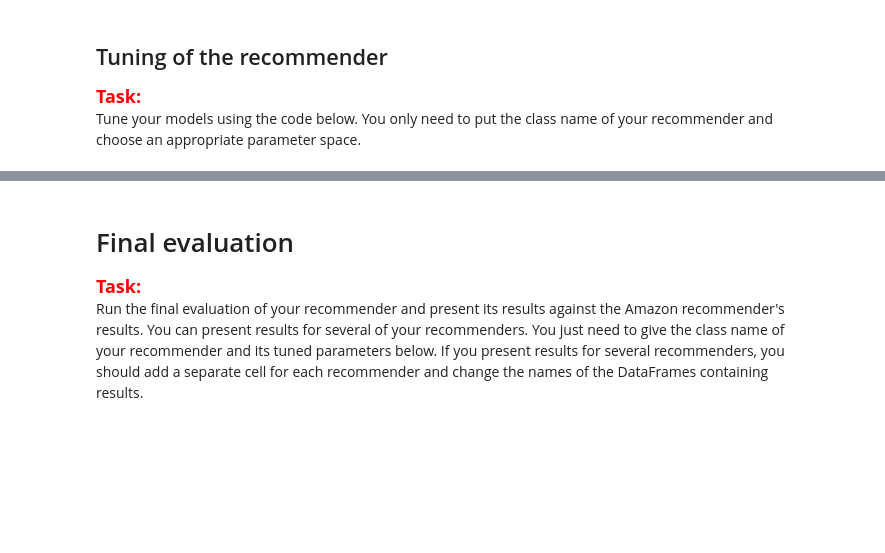
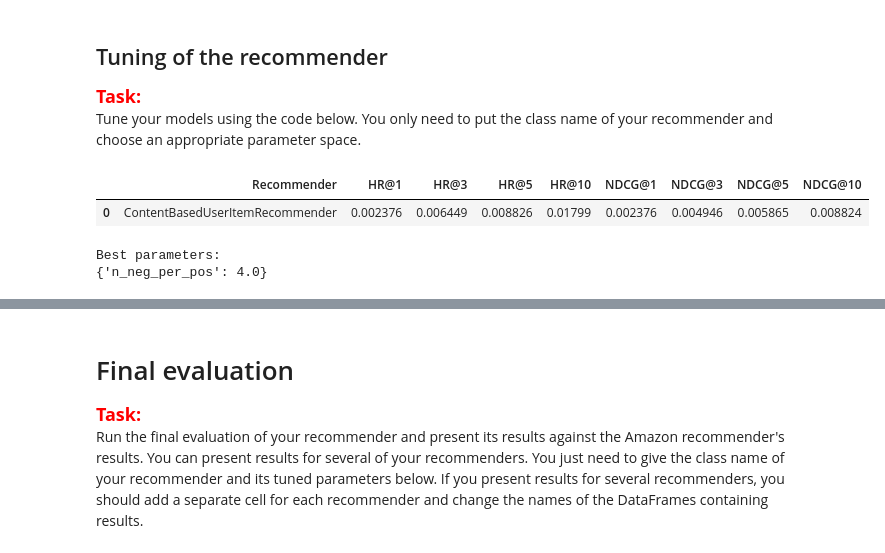
Before and after one commit to KrystynM/recommender, a Jupyter notebook: project_1_recommender_and_evaluation.ipynb, the cells around one changed output, grey strips where cells are left out. Cells and saved outputs as stored; diff of their text form; code cells hidden in the pictures; blank space fills up the shorter version.

Commit message:
recommender and evaluation

```diff
--- a/project_1_recommender_and_evaluation.ipynb
+++ b/project_1_recommender_and_evaluation.ipynb
@@ -134,6 +226,7 @@ from sklearn.linear_model import LinearRegression
 from sklearn.svm import SVR
 from sklearn.ensemble import RandomForestRegressor
 from sklearn.ensemble import GradientBoostingRegressor
+import random
 
 from recommenders.recommender import Recommender
 
@@ -195,6 +288,18 @@ class ContentBasedUserItemRecommender(Recommender):
         # (self.n_neg_per_pos per one positive).
         # Make sure the code is efficient and runs fast, otherwise you will not be able to properly tune your model.
 
+        all_user = users_df['user_id'].max()
+        all_item = items_df['item_id'].max()
+        all_interactions = interactions_df[['user_id', 'item_id']].drop_duplicates().to_numpy()
+
+        for i in range(int(self.n_neg_per_pos * len(interactions_df))):
+            random_user = random.randint(1, all_user)
+            random_item = random.randint(1, all_item)
+            if ([random_user, random_item] == all_interactions).all(axis = 1).any():
+                i = i-1
+                break
+            negative_interactions.append((random_user, random_item, 0))
+
         interactions_df = pd.concat(
             [interactions_df, pd.DataFrame(negative_interactions, columns=['user_id', 'item_id', 'interacted'])])
 
@@ -235,6 +340,9 @@ class ContentBasedUserItemRecommender(Recommender):
         # values from self.users_df (this way you would trear a new user as an average user).
         # For items you have to apply the prepare_items_df method to items_df.
 
+        users_df = pd.merge(self.users_df, users_df, on = ['user_id'])
+        items_df, items_features = prepare_items_df(items_df)
+
         # Score the items
 
         recommendations = pd.DataFrame(columns=['user_id', 'item_id', 'score'])
@@ -245,16 +353,22 @@ class ContentBasedUserItemRecommender(Recommender):
             # Write your code here #
             # Create a Carthesian product of users from users_df and items from items_df
 
+            carthesian_list = pd.merge(user.to_frame().T, items_df, how='cross')
+            carthesian_product = carthesian_list.drop(['user_id', 'item_id'], axis = 1)
+
             ########################
             # Write your code here #
             # Use self.model.predict method to calculate scores for all records in the just created DataFrame
             # of users and items
 
+            scores = self.model.predict(carthesian_product)
+
             ########################
             # Write your code here #
             # Obtain item ids with the highest score and save those ids under the chosen_ids variable
             # Do not exclude already booked items.
-            chosen_ids = None
+
+            chosen_ids = np.argsort(-scores)[:n_recommendations]
 
             recommendations = []
             for item_id in chosen_ids:
@@ -451,13 +583,18 @@ Tune your models using the code below. You only need to put the class name of yo
 # %%
 param_space = {
     'n_neg_per_pos': hp.quniform('n_neg_per_pos', 1, 10, 1)
 }
 
-best_param_set = tune_recommender(LinearRegressionCBUIRecommender, interactions_df, items_df,
+best_param_set = tune_recommender(ContentBasedUserItemRecommender, interactions_df, items_df,
                                   param_space, max_evals=10, show_progressbar=True, seed=seed)
 
 print("Best parameters:")
 print(best_param_set)
+# %% [output]
+|  | Recommender | HR@1 | HR@3 | HR@5 | HR@10 | NDCG@1 | NDCG@3 | NDCG@5 | NDCG@10 |
+| 0 | ContentBasedUserItemRecommender | 0.002376 | 0.006449 | 0.008826 | 0.01799 | 0.002376 | 0.004946 | 0.005865 | 0.008824 |
+Best parameters:
+{'n_neg_per_pos': 4.0}
 # %%
 param_space = {
     'n_neg_per_pos': hp.quniform('n_neg_per_pos', 1, 10, 1),
```
Also changed, not shown: parts of 10 cells of this notebook, 9 other files.
